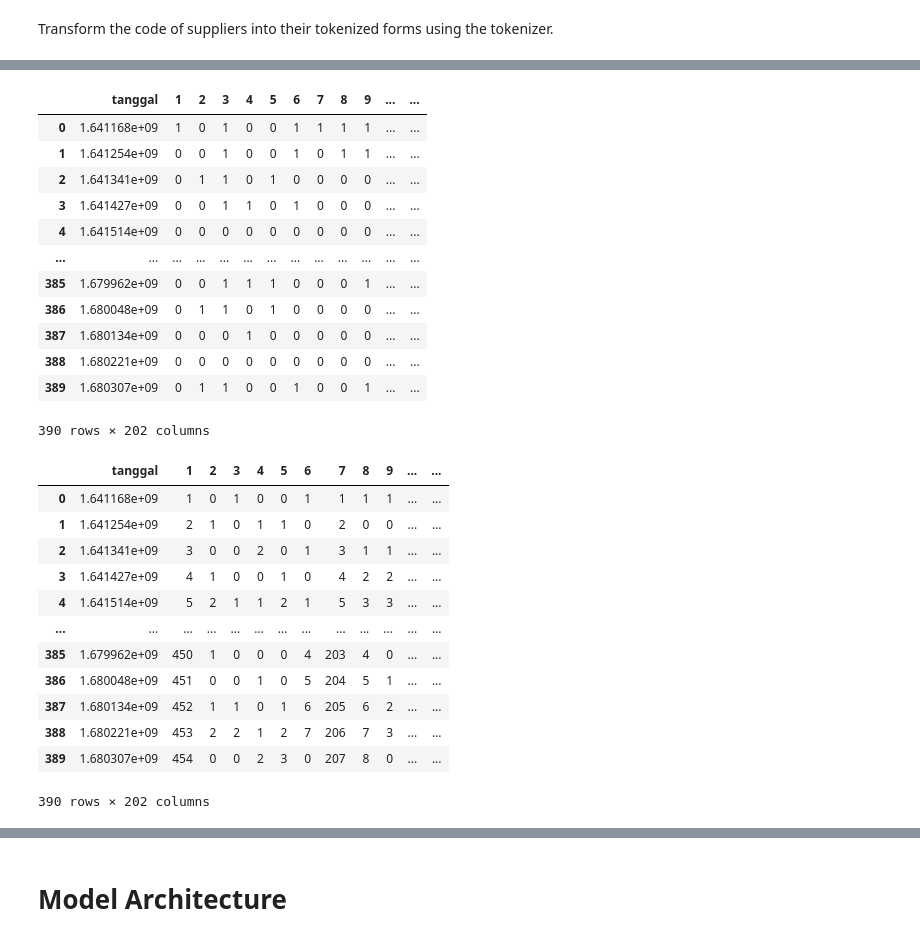
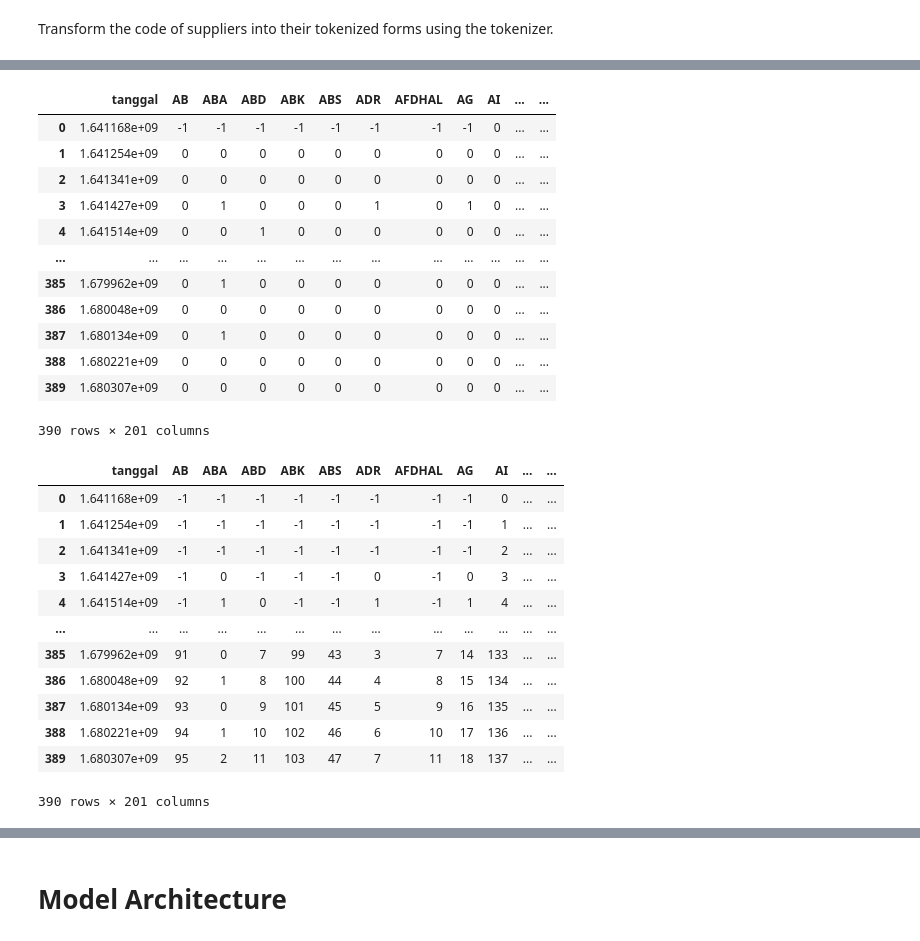
Before and after one commit to vincenta1206519/sejarah-capstone, a Jupyter notebook: ml_modeling/supplier_schedule_model.ipynb, the cells around one changed output, grey strips where cells are left out. Drawn from its saved outputs; the diff is of its cells as text; code cells hidden in the pictures.

```diff
--- a/ml_modeling/supplier_schedule_model.ipynb
+++ b/ml_modeling/supplier_schedule_model.ipynb
@@ -49,11 +27,9 @@ print(supplier_index)
 # %%
 #multi_hot encode the suppliers based of the date and if they visited on that date or not
-df['supplier'] = np.array([i[0] for i in supplier_sequence],dtype = np.int64)
+#df['supplier'] = np.array([i[0] for i in supplier_sequence],dtype = np.int64)
 
 multi_hot = pd.get_dummies(df, columns = ['supplier'],prefix = '', prefix_sep = '')
 multi_hot = multi_hot.groupby('tanggal').sum()
-multi_hot['1'] = [0 for i in range(len(multi_hot['2']))]
-multi_hot.insert(0,'1',multi_hot.pop('1'))
 multi_hot = multi_hot.reset_index()
 multi_hot
 # %% [output]
@@ -93,7 +69,7 @@ multi_hot
 390 rows × 200 columns
 # %%
 #sort from multi_hot date
-multi_hot = multi_hot.sort_values('tanggal')#, ascending= False)
+multi_hot = multi_hot.sort_values('tanggal', ascending= True)
 multi_hot = multi_hot.reset_index()
 multi_hot.pop('index')
 multi_hot
@@ -151,10 +112,10 @@ def time_diff(dataframe):
   Returns:
     df (dataframe): dataframe containing the time difference between the current date and the previous date
   """
-  dataframe['time_diff'] = dataframe['tanggal'] - dataframe['previous_tanggal']
+  dataframe['time_diff'] = abs(dataframe['tanggal'] - dataframe['previous_tanggal'])
   dataframe['time_diff'] = dataframe['time_diff'].map(lambda x: x / 86400)
   dataframe['time_diff'] = dataframe['time_diff'].fillna(1)
   return dataframe
 multi_hot = time_diff(multi_hot)
-multi_hot
+multi_hot.pop('previous_tanggal')
 # %% [output]
@@ -184,58 +179,60 @@ def swap_0_1(dataframe):
   """
   for i in range(1, len(dataframe.columns)):
     if dataframe.iloc[0,i] == 0:
-      dataframe.iloc[0,i] = 1
+      dataframe.iloc[0,i] = -1
     else:
       dataframe.iloc[0,i] = 0
   return dataframe
 multi_hot = swap_0_1(multi_hot)
 multi_hot
 # %% [output]
-|  | tanggal | 1 | 2 | 3 | 4 | 5 | 6 | 7 | 8 | 9 | ... | ... |
-| 0 | 1.641168e+09 | 1 | 0 | 1 | 0 | 0 | 1 | 1 | 1 | 1 | ... | ... |
-| 1 | 1.641254e+09 | 0 | 0 | 1 | 0 | 0 | 1 | 0 | 1 | 1 | ... | ... |
-| 2 | 1.641341e+09 | 0 | 1 | 1 | 0 | 1 | 0 | 0 | 0 | 0 | ... | ... |
-| 3 | 1.641427e+09 | 0 | 0 | 1 | 1 | 0 | 1 | 0 | 0 | 0 | ... | ... |
-| 4 | 1.641514e+09 | 0 | 0 | 0 | 0 | 0 | 0 | 0 | 0 | 0 | ... | ... |
+|  | tanggal | AB | ABA | ABD | ABK | ABS | ADR | AFDHAL | AG | AI | ... | ... |
+| 0 | 1.641168e+09 | -1 | -1 | -1 | -1 | -1 | -1 | -1 | -1 | 0 | ... | ... |
+| 1 | 1.641254e+09 | 0 | 0 | 0 | 0 | 0 | 0 | 0 | 0 | 0 | ... | ... |
+| 2 | 1.641341e+09 | 0 | 0 | 0 | 0 | 0 | 0 | 0 | 0 | 0 | ... | ... |
+| 3 | 1.641427e+09 | 0 | 1 | 0 | 0 | 0 | 1 | 0 | 1 | 0 | ... | ... |
+| 4 | 1.641514e+09 | 0 | 0 | 1 | 0 | 0 | 0 | 0 | 0 | 0 | ... | ... |
 | ... | ... | ... | ... | ... | ... | ... | ... | ... | ... | ... | ... | ... |
-| 385 | 1.679962e+09 | 0 | 0 | 1 | 1 | 1 | 0 | 0 | 0 | 1 | ... | ... |
-| 386 | 1.680048e+09 | 0 | 1 | 1 | 0 | 1 | 0 | 0 | 0 | 0 | ... | ... |
-| 387 | 1.680134e+09 | 0 | 0 | 0 | 1 | 0 | 0 | 0 | 0 | 0 | ... | ... |
+| 385 | 1.679962e+09 | 0 | 1 | 0 | 0 | 0 | 0 | 0 | 0 | 0 | ... | ... |
+| 386 | 1.680048e+09 | 0 | 0 | 0 | 0 | 0 | 0 | 0 | 0 | 0 | ... | ... |
+| 387 | 1.680134e+09 | 0 | 1 | 0 | 0 | 0 | 0 | 0 | 0 | 0 | ... | ... |
 | 388 | 1.680221e+09 | 0 | 0 | 0 | 0 | 0 | 0 | 0 | 0 | 0 | ... | ... |
-| 389 | 1.680307e+09 | 0 | 1 | 1 | 0 | 0 | 1 | 0 | 0 | 1 | ... | ... |
+| 389 | 1.680307e+09 | 0 | 0 | 0 | 0 | 0 | 0 | 0 | 0 | 0 | ... | ... |
-390 rows × 202 columns
+390 rows × 201 columns
 # %%
-#in order to determine days till next visit, we need to set the rows of each column that has 0 to time_diff + previous value, if value is 1, then set it to 0 (because suppier visited on that day)
-def days_till_next_visit(dataframe):
+#update each column
+def days_since_last_visit(dataframe):
   """
   Adds a column containing the days till the next visit
   Args:
     dataframe (dataframe): dataframe containing the dates
 
   Returns:
-    df (dataframe): dataframe containing the days till the next visit
+    df (dataframe): dataframe containing the since last visit limited to a max of 365
   """
   dataframe = dataframe.copy()
   for i in range(1, len(dataframe.columns)-1):
     for j in range(1, len(dataframe)):
-      if dataframe.iloc[j,i] == 0:
+      if dataframe.iloc[j,i] == 0 and dataframe.iloc[j - 1,i] == -1:
+        dataframe.iloc[j,i] = -1
+      elif dataframe.iloc[j,i] == 0:
         dataframe.iloc[j,i] = dataframe.iloc[j - 1,i] + dataframe.iloc[j,dataframe.columns.get_loc('time_diff')]
       else:
         dataframe.iloc[j,i] = 0
   return dataframe
-multi_hot = days_till_next_visit(multi_hot)
+multi_hot = days_since_last_visit(multi_hot)
 multi_hot
 # %% [output]
-|  | tanggal | 1 | 2 | 3 | 4 | 5 | 6 | 7 | 8 | 9 | ... | ... |
-| 0 | 1.641168e+09 | 1 | 0 | 1 | 0 | 0 | 1 | 1 | 1 | 1 | ... | ... |
-| 1 | 1.641254e+09 | 2 | 1 | 0 | 1 | 1 | 0 | 2 | 0 | 0 | ... | ... |
-| 2 | 1.641341e+09 | 3 | 0 | 0 | 2 | 0 | 1 | 3 | 1 | 1 | ... | ... |
-| 3 | 1.641427e+09 | 4 | 1 | 0 | 0 | 1 | 0 | 4 | 2 | 2 | ... | ... |
-| 4 | 1.641514e+09 | 5 | 2 | 1 | 1 | 2 | 1 | 5 | 3 | 3 | ... | ... |
+|  | tanggal | AB | ABA | ABD | ABK | ABS | ADR | AFDHAL | AG | AI | ... | ... |
+| 0 | 1.641168e+09 | -1 | -1 | -1 | -1 | -1 | -1 | -1 | -1 | 0 | ... | ... |
+| 1 | 1.641254e+09 | -1 | -1 | -1 | -1 | -1 | -1 | -1 | -1 | 1 | ... | ... |
+| 2 | 1.641341e+09 | -1 | -1 | -1 | -1 | -1 | -1 | -1 | -1 | 2 | ... | ... |
+| 3 | 1.641427e+09 | -1 | 0 | -1 | -1 | -1 | 0 | -1 | 0 | 3 | ... | ... |
+| 4 | 1.641514e+09 | -1 | 1 | 0 | -1 | -1 | 1 | -1 | 1 | 4 | ... | ... |
 | ... | ... | ... | ... | ... | ... | ... | ... | ... | ... | ... | ... | ... |
-| 385 | 1.679962e+09 | 450 | 1 | 0 | 0 | 0 | 4 | 203 | 4 | 0 | ... | ... |
-| 386 | 1.680048e+09 | 451 | 0 | 0 | 1 | 0 | 5 | 204 | 5 | 1 | ... | ... |
-| 387 | 1.680134e+09 | 452 | 1 | 1 | 0 | 1 | 6 | 205 | 6 | 2 | ... | ... |
-| 388 | 1.680221e+09 | 453 | 2 | 2 | 1 | 2 | 7 | 206 | 7 | 3 | ... | ... |
-| 389 | 1.680307e+09 | 454 | 0 | 0 | 2 | 3 | 0 | 207 | 8 | 0 | ... | ... |
+| 385 | 1.679962e+09 | 91 | 0 | 7 | 99 | 43 | 3 | 7 | 14 | 133 | ... | ... |
+| 386 | 1.680048e+09 | 92 | 1 | 8 | 100 | 44 | 4 | 8 | 15 | 134 | ... | ... |
+| 387 | 1.680134e+09 | 93 | 0 | 9 | 101 | 45 | 5 | 9 | 16 | 135 | ... | ... |
+| 388 | 1.680221e+09 | 94 | 1 | 10 | 102 | 46 | 6 | 10 | 17 | 136 | ... | ... |
+| 389 | 1.680307e+09 | 95 | 2 | 11 | 103 | 47 | 7 | 11 | 18 | 137 | ... | ... |
-390 rows × 202 columns
+390 rows × 201 columns
```
Also changed, not shown: parts of 12 cells of this notebook.
